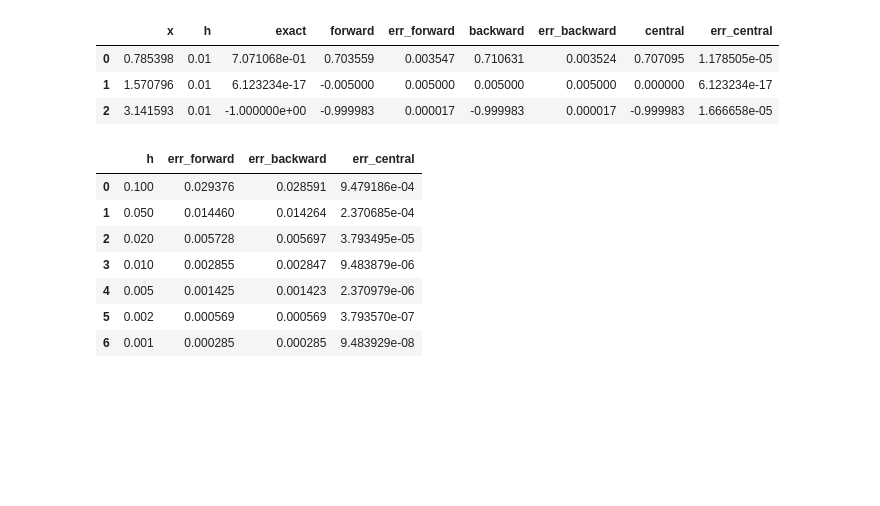
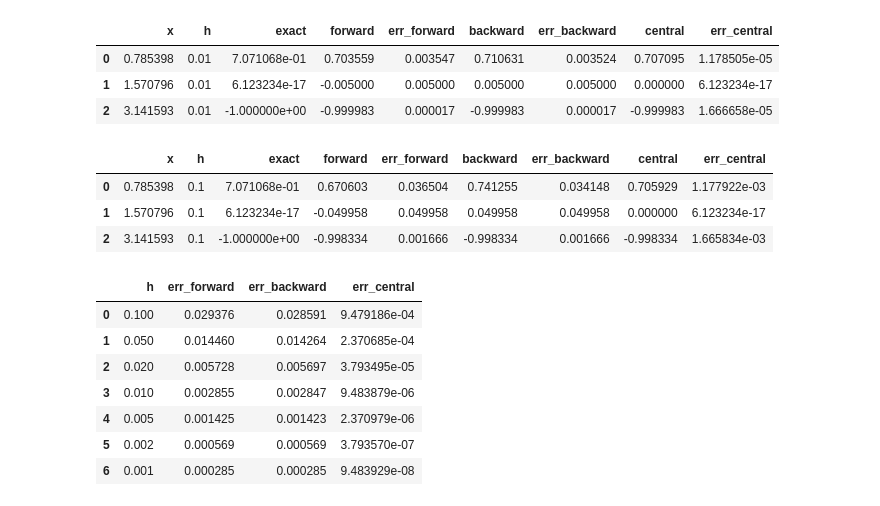
Before and after one commit to ce26d015-ChitritaBarman/assignment-1, a Jupyter notebook: Assignment_1_TODO.ipynb, the cells around one changed output. Drawn from its saved outputs; the diff is of its cells as text; code cells hidden in the pictures; blank space fills up the shorter version.

```diff
--- a/Assignment_1_TODO.ipynb
+++ b/Assignment_1_TODO.ipynb
@@ -84,6 +84,17 @@ df
 | 0 | 0.785398 | 0.01 | 7.071068e-01 | 0.703559 | 0.003547 | 0.710631 | 0.003524 | 0.707095 | 1.178505e-05 |
 | 1 | 1.570796 | 0.01 | 6.123234e-17 | -0.005000 | 0.005000 | 0.005000 | 0.005000 | 0.000000 | 6.123234e-17 |
 | 2 | 3.141593 | 0.01 | -1.000000e+00 | -0.999983 | 0.000017 | -0.999983 | 0.000017 | -0.999983 | 1.666658e-05 |
+# %%
+h = H_VALUES[0]
+rows = evaluate_at_points(X_POINTS, h)
+import pandas as pd
+df = pd.DataFrame(rows)
+df
+# %% [output]
+|  | x | h | exact | forward | err_forward | backward | err_backward | central | err_central |
+| 0 | 0.785398 | 0.1 | 7.071068e-01 | 0.670603 | 0.036504 | 0.741255 | 0.034148 | 0.705929 | 1.177922e-03 |
+| 1 | 1.570796 | 0.1 | 6.123234e-17 | -0.049958 | 0.049958 | 0.049958 | 0.049958 | 0.000000 | 6.123234e-17 |
+| 2 | 3.141593 | 0.1 | -1.000000e+00 | -0.998334 | 0.001666 | -0.998334 | 0.001666 | -0.998334 | 1.665834e-03 |
 # %%
 # --------------------------------------------------------------
 # Tabular representation of the 2nd Objective of the Assignment
```
